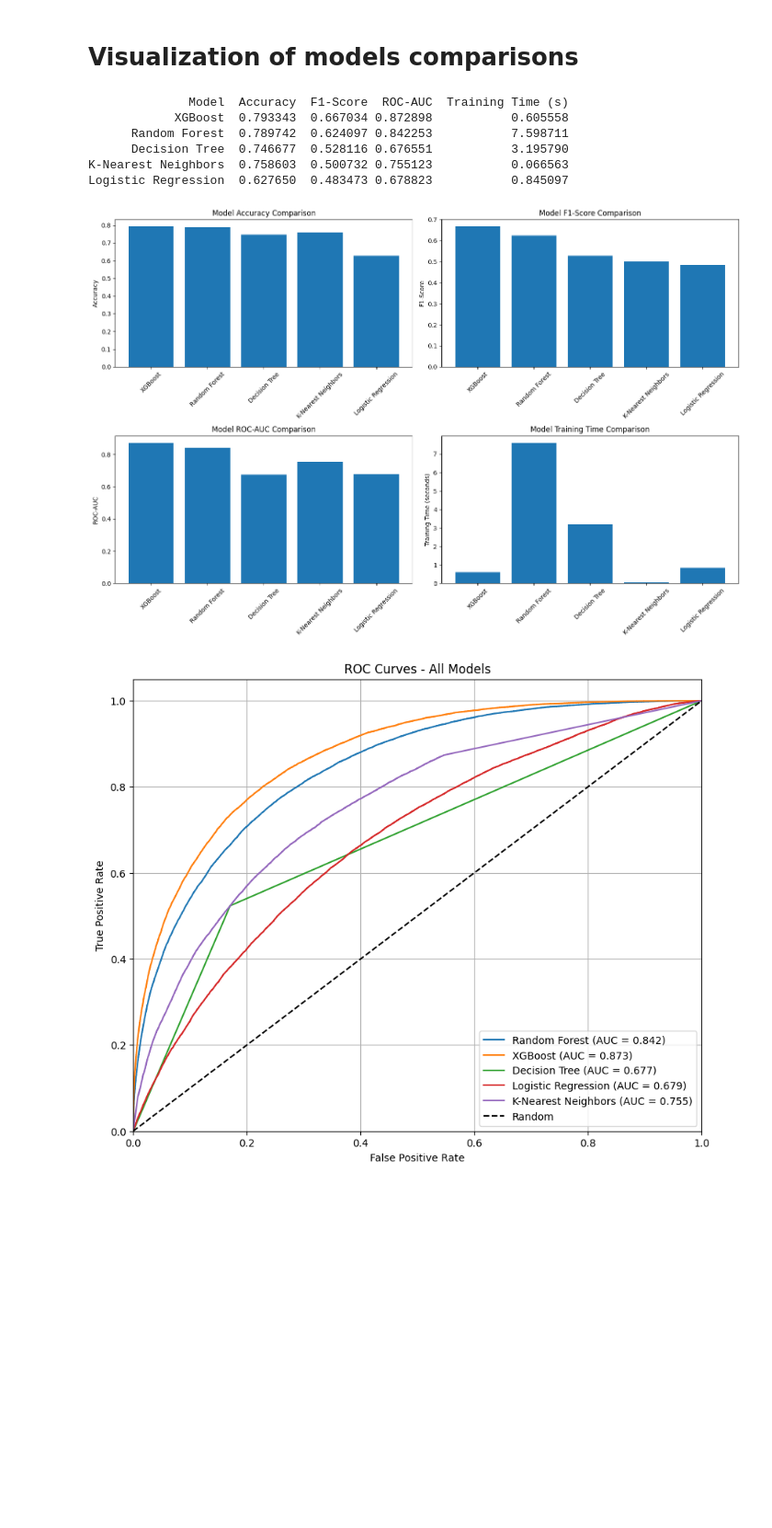
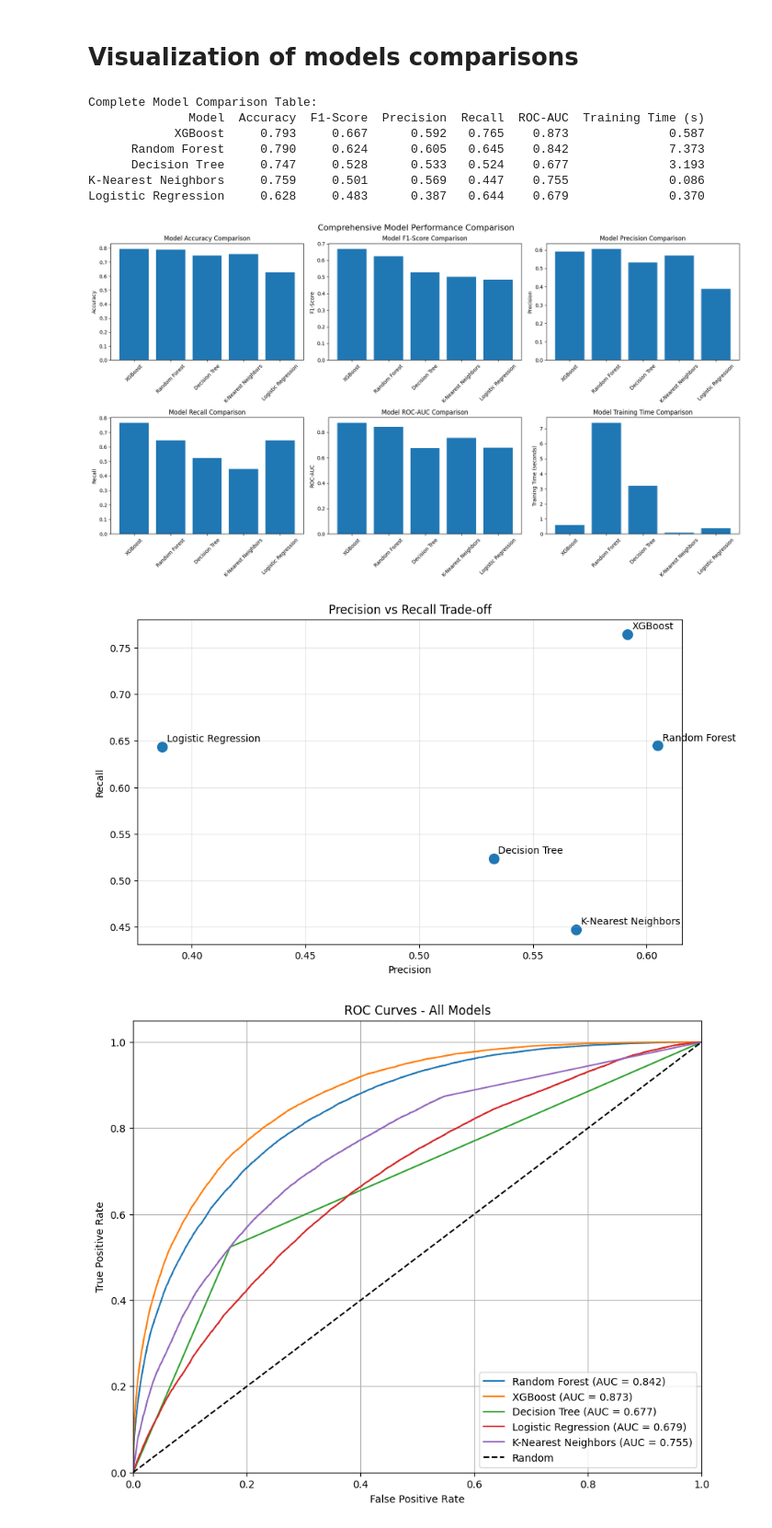
Before and after one commit to shakhbozmn/ML_CW_1_16395, a Jupyter notebook: flight_delay_analysis.ipynb, the cells around one changed output. Shown: that part at 92% size. Cells and saved outputs as stored; diff of their text form; code cells hidden in the pictures; blank space fills up the shorter version.

```diff
--- a/flight_delay_analysis.ipynb
+++ b/flight_delay_analysis.ipynb
@@ -874,14 +1093,0 @@ optimized_cv_scores['K-Nearest Neighbors'] = baseline_cv_scores['K-Nearest Neigh
-# %%
-total_optimization_time = sum(optimization_times.values())
-print(f"Total optimization time: {total_optimization_time:.2f} seconds")
-
-print("Optimization results:")
-for model in ['Random Forest', 'XGBoost']:
-    baseline_f1 = baseline_cv_scores[model]
-    optimized_f1 = optimized_cv_scores[model]
-    improvement = optimized_f1 - baseline_f1
-    print(f"{model:20} | Baseline: {baseline_f1:.4f} | Optimized: {optimized_f1:.4f} | Gain: +{improvement:.4f}")
-
-print('-' *40)
-best_optimized = max(optimized_cv_scores.items(), key=lambda x: x[1])
-print(f"Best optimized model: {best_optimized[0]} (F1: {best_optimized[1]:.4f})")
@@ -957,51 +1174,81 @@ Best F1: 0.6670
 comparison_df = pd.DataFrame({
     'Model': list(evaluation_results.keys()),
     'Accuracy': [results['accuracy'] for results in evaluation_results.values()],
     'F1-Score': [results['f1_score'] for results in evaluation_results.values()],
+    'Precision': [results['precision'] for results in evaluation_results.values()],
+    'Recall': [results['recall'] for results in evaluation_results.values()],
     'ROC-AUC': [results['roc_auc'] for results in evaluation_results.values()],
     'Training Time (s)': [training_times[model] for model in evaluation_results.keys()]
 })
 
 comparison_df = comparison_df.sort_values('F1-Score', ascending=False)
-print(comparison_df.to_string(index=False))
+print("Complete Model Comparison Table:")
+print(comparison_df.round(3).to_string(index=False))
 
-# Plot comparison
-fig, axes = plt.subplots(2, 2, figsize=(15, 10))
+# Plot comparison with 5 metrics + training time
+fig, axes = plt.subplots(2, 3, figsize=(18, 10))
 
 # Accuracy comparison
 axes[0,0].bar(comparison_df['Model'], comparison_df['Accuracy'])
 axes[0,0].set_title('Model Accuracy Comparison')
 axes[0,0].set_ylabel('Accuracy')
 axes[0,0].tick_params(axis='x', rotation=45)
 
 # F1 comparison
 axes[0,1].bar(comparison_df['Model'], comparison_df['F1-Score'])
 axes[0,1].set_title('Model F1-Score Comparison')
 axes[0,1].set_ylabel('F1-Score')
 axes[0,1].tick_params(axis='x', rotation=45)
 
-# ROC AUC comparison
-axes[1,0].bar(comparison_df['Model'], comparison_df['ROC-AUC'])
-axes[1,0].set_title('Model ROC-AUC Comparison')
-axes[1,0].set_ylabel('ROC-AUC')
+# Precision comparison
+axes[0,2].bar(comparison_df['Model'], comparison_df['Precision'])
+axes[0,2].set_title('Model Precision Comparison')
+axes[0,2].set_ylabel('Precision')
+axes[0,2].tick_params(axis='x', rotation=45)
+
+# Recall comparison
+axes[1,0].bar(comparison_df['Model'], comparison_df['Recall'])
+axes[1,0].set_title('Model Recall Comparison')
+axes[1,0].set_ylabel('Recall')
 axes[1,0].tick_params(axis='x', rotation=45)
 
-# Training Time comparison
-axes[1,1].bar(comparison_df['Model'], comparison_df['Training Time (s)'])
-axes[1,1].set_title('Model Training Time Comparison')
-axes[1,1].set_ylabel('Training Time (seconds)')
+# ROC AUC comparison
+axes[1,1].bar(comparison_df['Model'], comparison_df['ROC-AUC'])
+axes[1,1].set_title('Model ROC-AUC Comparison')
+axes[1,1].set_ylabel('ROC-AUC')
 axes[1,1].tick_params(axis='x', rotation=45)
 
+# Training Time comparison
+axes[1,2].bar(comparison_df['Model'], comparison_df['Training Time (s)'])
+axes[1,2].set_title('Model Training Time Comparison')
+axes[1,2].set_ylabel('Training Time (seconds)')
+axes[1,2].tick_params(axis='x', rotation=45)
+
+plt.suptitle('Comprehensive Model Performance Comparison', fontsize=16)
 plt.tight_layout()
 plt.show()
+
+# Additional: Precision vs Recall scatter plot
+plt.figure(figsize=(10, 6))
+plt.scatter(comparison_df['Precision'], comparison_df['Recall'], s=100)
+for i, model in enumerate(comparison_df['Model']):
+    plt.annotate(model, (comparison_df['Precision'].iloc[i], comparison_df['Recall'].iloc[i]),
+                xytext=(5, 5), textcoords='offset points')
+plt.xlabel('Precision')
+plt.ylabel('Recall')
+plt.title('Precision vs Recall Trade-off')
+plt.grid(True, alpha=0.3)
+plt.show()
 # %% [output]
-              Model  Accuracy  F1-Score  ROC-AUC  Training Time (s)
-            XGBoost  0.793343  0.667034 0.872898           0.605558
-      Random Forest  0.789742  0.624097 0.842253           7.598711
-      Decision Tree  0.746677  0.528116 0.676551           3.195790
-K-Nearest Neighbors  0.758603  0.500732 0.755123           0.066563
-Logistic Regression  0.627650  0.483473 0.678823           0.845097
+Complete Model Comparison Table:
+              Model  Accuracy  F1-Score  Precision  Recall  ROC-AUC  Training Time (s)
+            XGBoost     0.793     0.667      0.592   0.765    0.873              0.587
+      Random Forest     0.790     0.624      0.605   0.645    0.842              7.373
+      Decision Tree     0.747     0.528      0.533   0.524    0.677              3.193
+K-Nearest Neighbors     0.759     0.501      0.569   0.447    0.755              0.086
+Logistic Regression     0.628     0.483      0.387   0.644    0.679              0.370
-[figure, old version]
+[figure, new version]
+[figure, added]
 # %%
 # ROC Curves for all models
 plt.figure(figsize=(10, 8))
```
Also changed, not shown: parts of 14 cells of this notebook, 3 other files.
